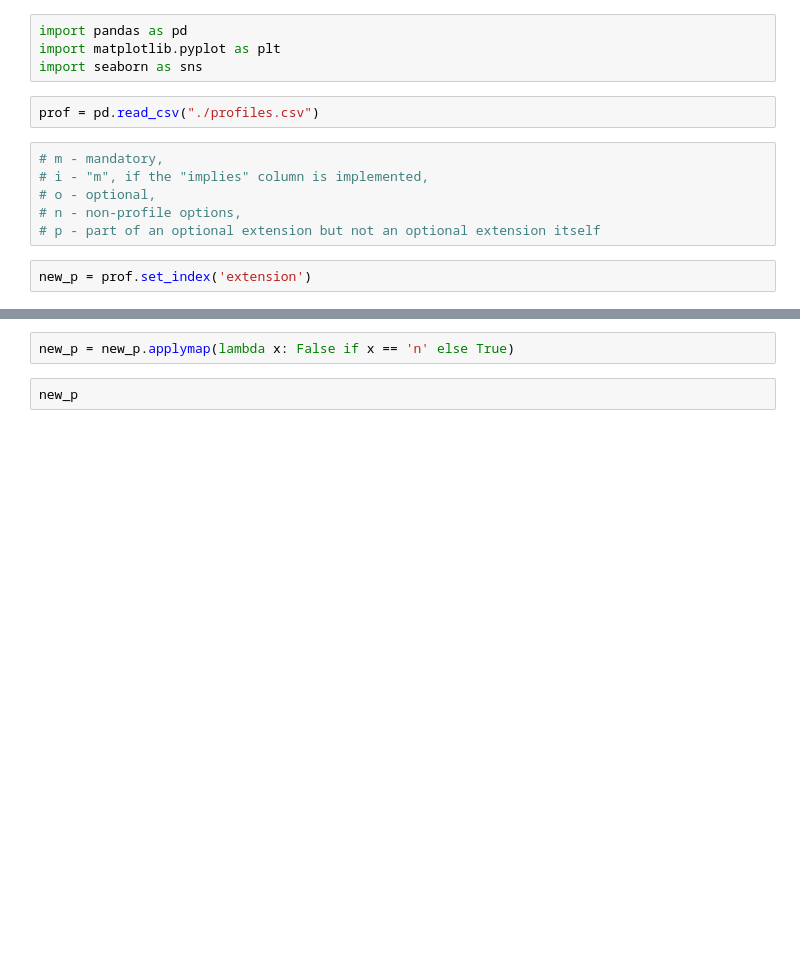
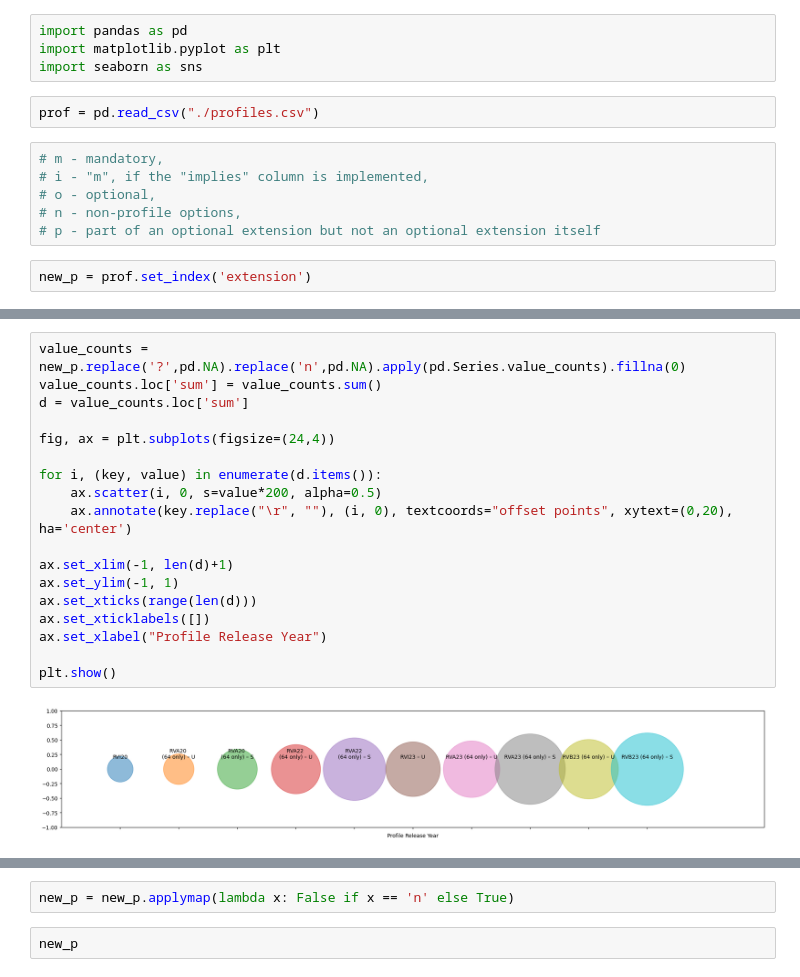
Before and after one commit to EnricoPf/Risc-V-Profile-Tester, a Jupyter notebook: profiles.ipynb, the cells around one changed output, grey strips where cells are left out. Cells and saved outputs as stored; diff of their text form; blank space fills up the shorter version.

```diff
--- a/profiles.ipynb
+++ b/profiles.ipynb
@@ -37,3 +55,23 @@ new_p = prof.set_index('extension')
+# %%
+value_counts = new_p.replace('?',pd.NA).replace('n',pd.NA).apply(pd.Series.value_counts).fillna(0)
+value_counts.loc['sum'] = value_counts.sum()
+d = value_counts.loc['sum']
+
+fig, ax = plt.subplots(figsize=(24,4))
+
+for i, (key, value) in enumerate(d.items()):
+    ax.scatter(i, 0, s=value*200, alpha=0.5)
+    ax.annotate(key.replace("\r", ""), (i, 0), textcoords="offset points", xytext=(0,20), ha='center')
+
+ax.set_xlim(-1, len(d)+1)
+ax.set_ylim(-1, 1)
+ax.set_xticks(range(len(d)))
+ax.set_xticklabels([])
+ax.set_xlabel("Profile Release Year")
+
+plt.show()
+# %% [output]
+[figure, added]
 # %%
 new_p.apply(pd.Series.value_counts).fillna(0)
 # %% [output]
```
Also changed, not shown: parts of 8 cells of this notebook.
